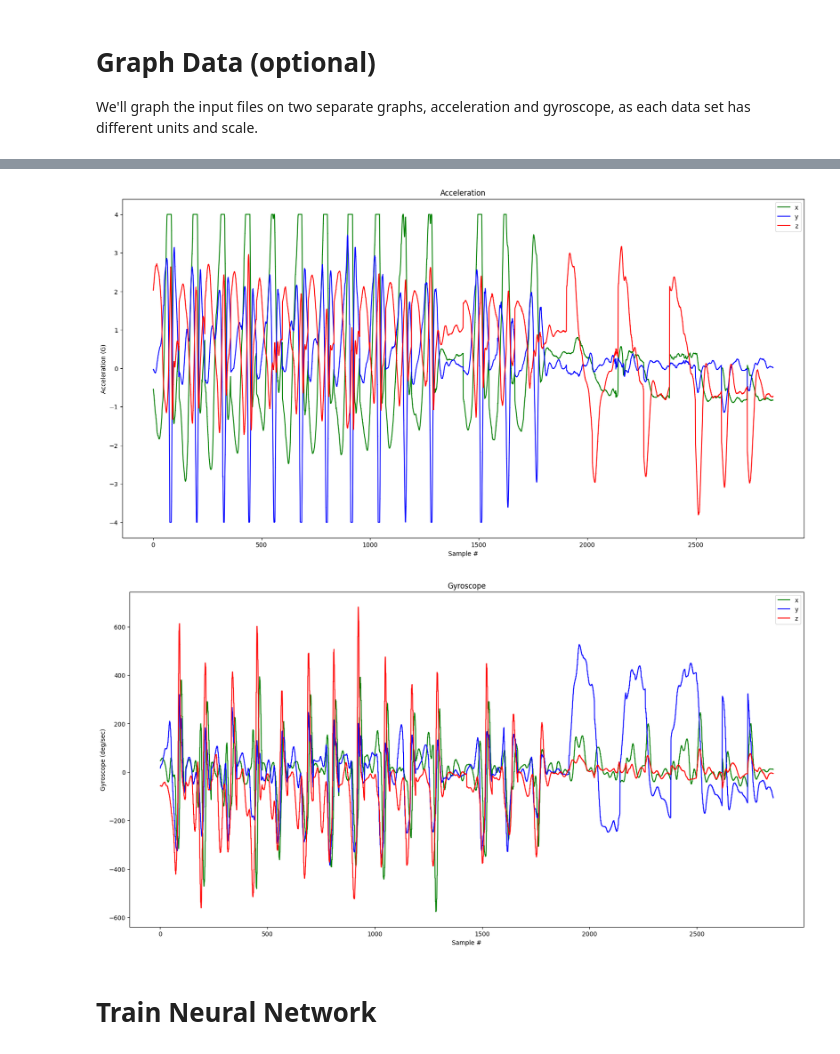
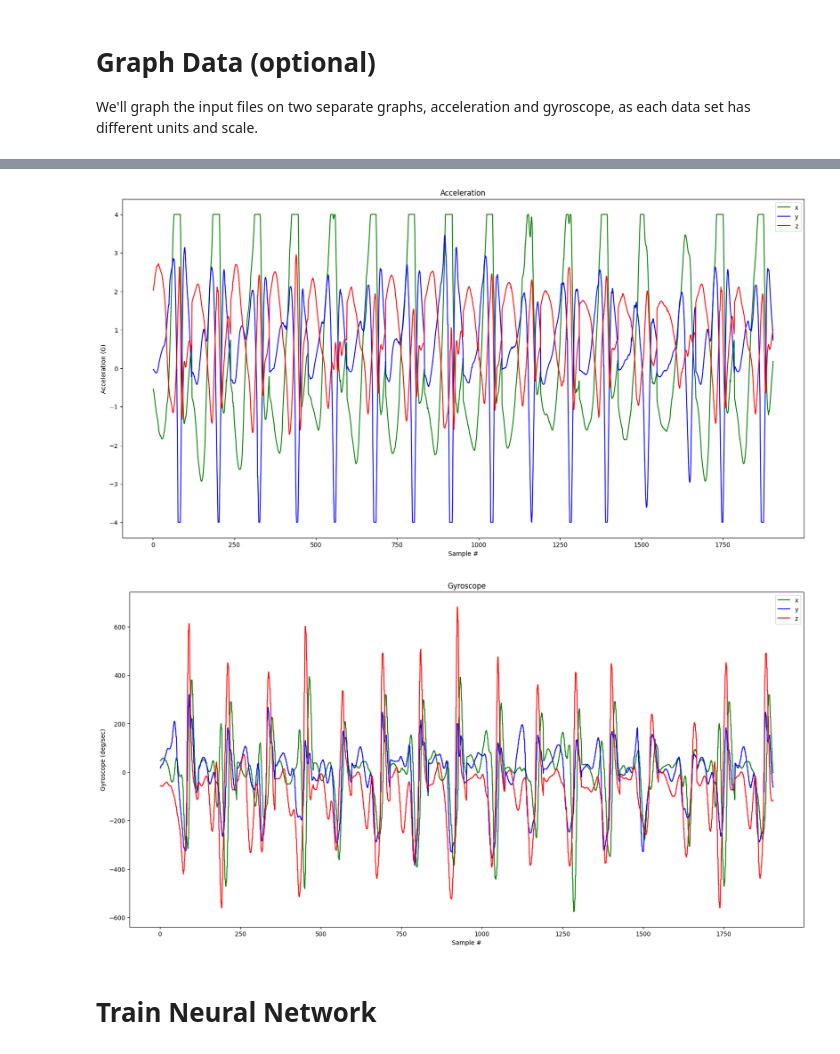
Before and after one commit to Physalis2/GesticErkennungArduino, a Jupyter notebook: GestureToEmoji/arduino_tinyml_workshop.ipynb, the cells around one changed output, grey strips where cells are left out. Saved outputs shown, nothing was run; the diff lists cells and outputs as text; code cells hidden in the pictures.

```diff
--- a/GestureToEmoji/arduino_tinyml_workshop.ipynb
+++ b/GestureToEmoji/arduino_tinyml_workshop.ipynb
@@ -80,34 +78,34 @@ plt.show()
 # %%
 import matplotlib.pyplot as plt
 import numpy as np
 import pandas as pd
 
-df = pd.read_csv("/content/punsh.txt")
+df = pd.read_csv("/content/punch.txt")
 
 index = range(1, len(df['aX']) + 1)
 
 plt.rcParams["figure.figsize"] = (20,10)
 
 plt.plot(index, df['aX'], 'g.', label='x', linestyle='solid', marker=',')
 plt.plot(index, df['aY'], 'b.', label='y', linestyle='solid', marker=',')
 plt.plot(index, df['aZ'], 'r.', label='z', linestyle='solid', marker=',')
 plt.title("Acceleration")
 plt.xlabel("Sample #")
 plt.ylabel("Acceleration (G)")
 plt.legend()
 plt.show()
 
 plt.plot(index, df['gX'], 'g.', label='x', linestyle='solid', marker=',')
 plt.plot(index, df['gY'], 'b.', label='y', linestyle='solid', marker=',')
 plt.plot(index, df['gZ'], 'r.', label='z', linestyle='solid', marker=',')
 plt.title("Gyroscope")
 plt.xlabel("Sample #")
 plt.ylabel("Gyroscope (deg/sec)")
 plt.legend()
 plt.show()
 # %% [output]
-[figure, old version]
+[figure, new version]
-[figure, old version]
+[figure, new version]
 # %% [markdown]
 # Train Neural Network
 # %% [markdown]
```
Also changed, not shown: parts of 11 cells of this notebook.
